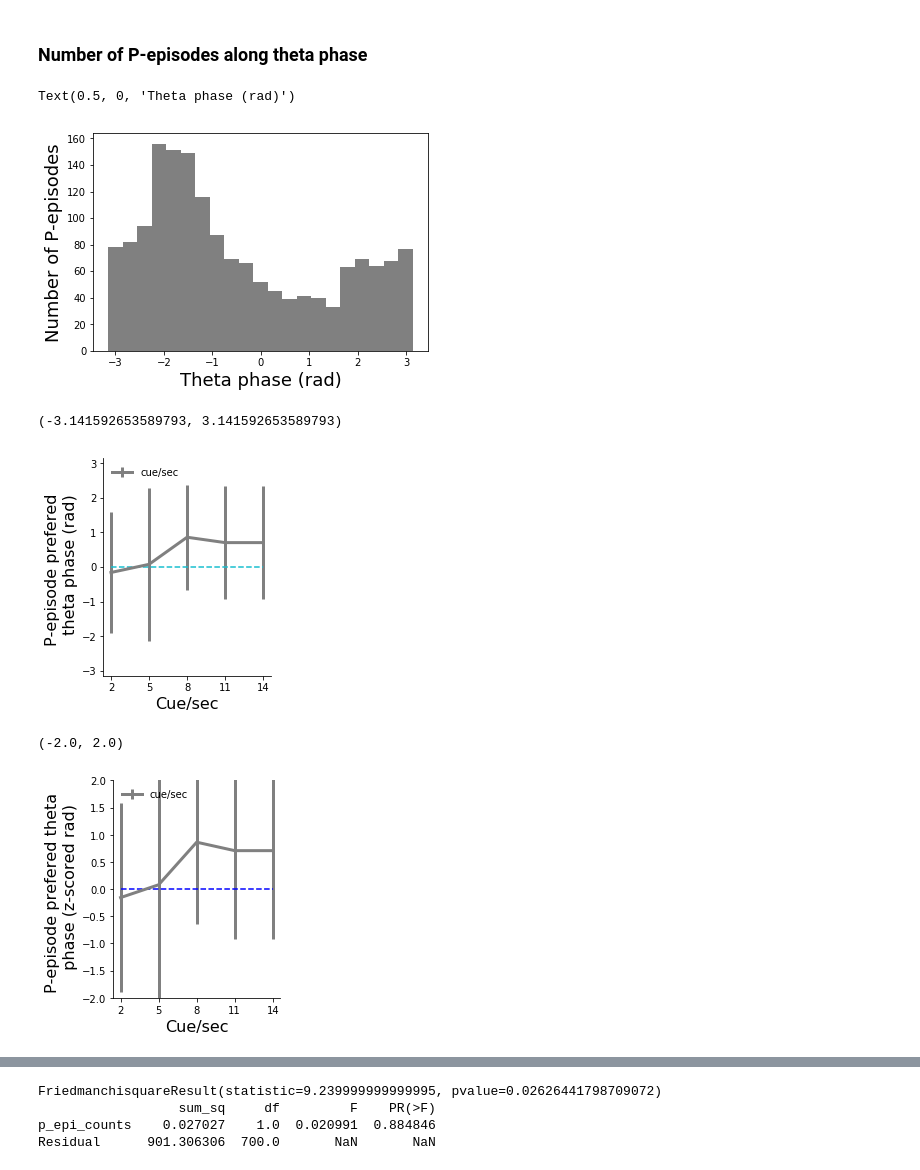
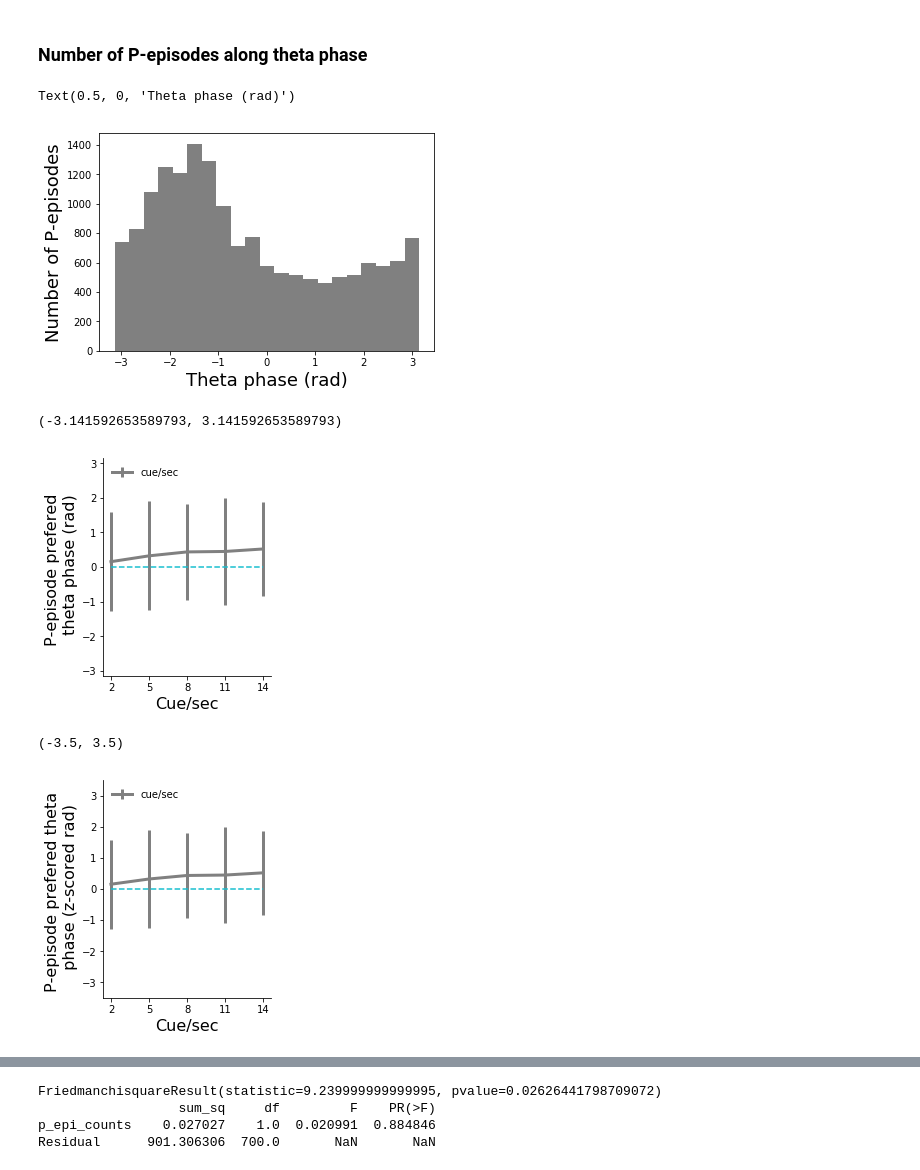
Before and after one commit to DiogoSantosPata/normaliser, a Jupyter notebook: V2_Analisys.ipynb, the cells around one changed output, grey strips where cells are left out. Drawn from its saved outputs; the diff is of its cells as text; code cells hidden in the pictures.

```diff
--- a/V2_Analisys.ipynb
+++ b/V2_Analisys.ipynb
@@ -1373,6 +1369,7 @@ plt.xlim(-.5,2.5)
 # %%
 low_amp_freq = 40
 high_amp_freq = 80
+
 
 phase_of_p_episodes = []  # save theta phase of each P-episode
 log_p_episodes = []
@@ -1413,7 +1410,8 @@ for ii in ttl_info_dict:
 #             power_zs[power_zs<2.] = 0
 
             theta_phase = hilbert_transform_get_component(tmp_lfp, raw.info['sfreq'], 2,8, 'phase')
-            percentile_95 = np.percentile(power[:,4000:-2000],95,axis=1)
+#             percentile_95 = np.percentile(power[:,4000:-2000],95,axis=1)
+            percentile_95 = np.percentile(power[:,4000:-4000],97,axis=1)  ## 26_3_19_16_08
 
             tmp_phase_of_p_episodes = []
             for trial_n in range(len(trials)):
@@ -1585,12 +1663,12 @@ plt.ylim(0,1)
 # %% [markdown]
 ### Number of P-episodes along theta phase
 # %%
-plt.hist(phase_of_p_episodes[0], bins=21, color='Grey')
+plt.hist(phase_of_p_episodes[90], bins=21, color='Grey')
 plt.ylabel('Number of P-episodes', fontsize=18)
 plt.xlabel('Theta phase (rad)',fontsize=18)
 # %% [output]
 Text(0.5, 0, 'Theta phase (rad)')
-[figure, old version]
+[figure, new version]
 # %%
 max_p_epi = []
 for ii in range(len(phase_of_p_episodes)):
@@ -1613,7 +1691,7 @@ for sub in np.unique(save_log_pacs_np[:,0]):
     tmp_sub = []
     for csw in np.unique(save_log_pacs_np[:,4]):
         idx = np.logical_and( save_log_pacs_np[:,0] == sub,  save_log_pacs_np[:,4] == csw )
-        tmp_sub.append( np.median(max_p_epi[idx]) )
+        tmp_sub.append( np.mean(max_p_epi[idx]) )
 
     pepi_maxs.append(tmp_sub)
 pepi_maxs = np.array(pepi_maxs)
@@ -1644,7 +1722,7 @@ plt.hlines(0,2,14, linestyle='--', color='C9')
 plt.ylim( -np.pi,np.pi )
 # %% [output]
 (-3.141592653589793, 3.141592653589793)
-[figure, old version]
+[figure, new version]
 # %%
 mmm = np.median(stats.zscore(pepi_maxs.T,0),axis=1)
 sss = stats.sem(stats.zscore(pepi_maxs.T,0),axis=1)
@@ -1669,12 +1747,12 @@ plt.xlabel('Cue/sec', fontsize=16)
 plt.ylabel('P-episode prefered theta \n phase (z-scored rad)', fontsize=16)
 plt.xticks(  np.linspace(2,14,mmm.size).astype(int) );
 
-plt.hlines(0,2,14, linestyle='--', color='b')
+plt.hlines(0,2,14, linestyle='--', color='C9')
 
-plt.ylim( -2.,2. )
+plt.ylim( -3.5,3.5 )
 # %% [output]
-(-2.0, 2.0)
+(-3.5, 3.5)
-[figure, old version]
+[figure, new version]
 # %%
 fig = plt.figure()
 ax = fig.add_subplot(111)
```
Also changed, not shown: parts of 22 cells of this notebook.
